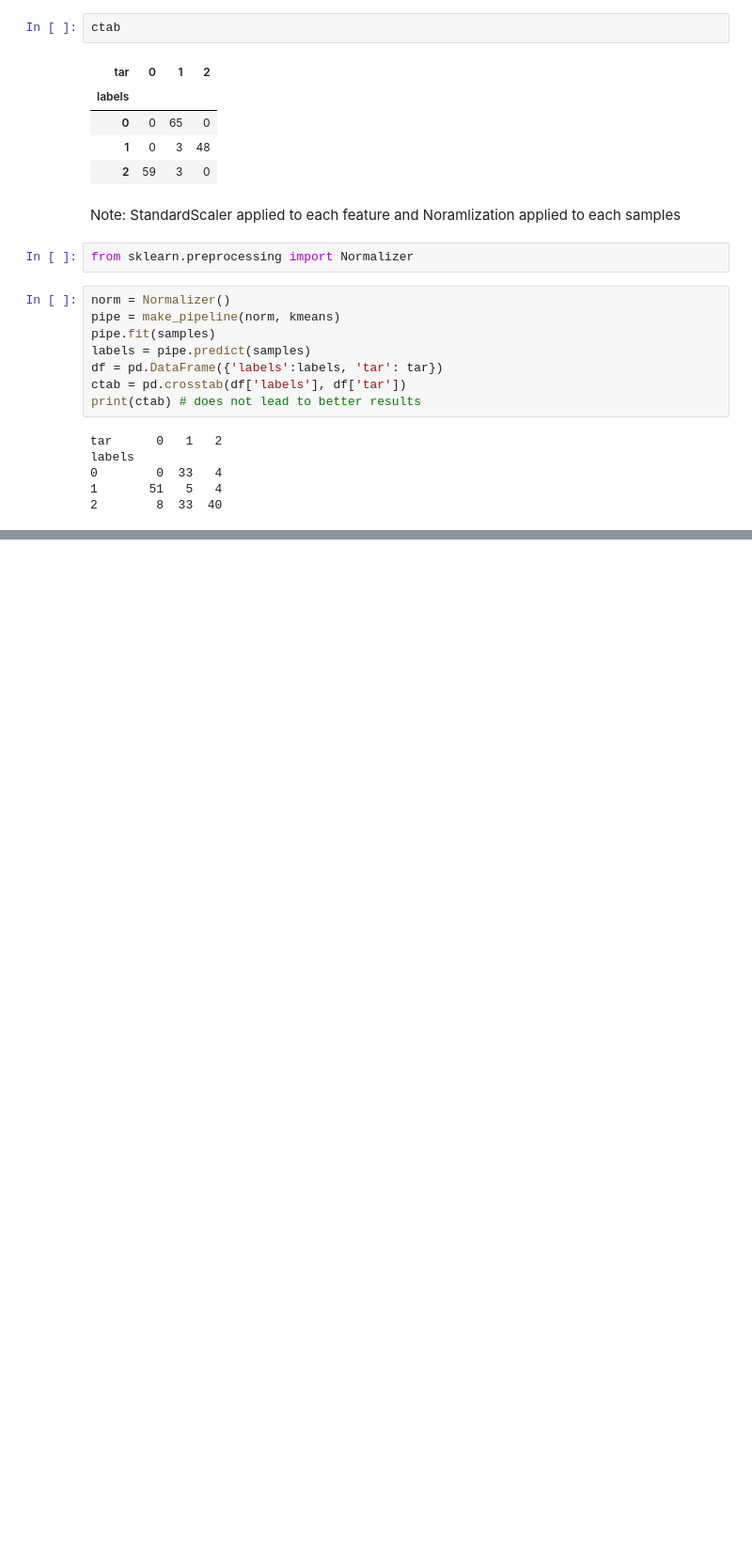
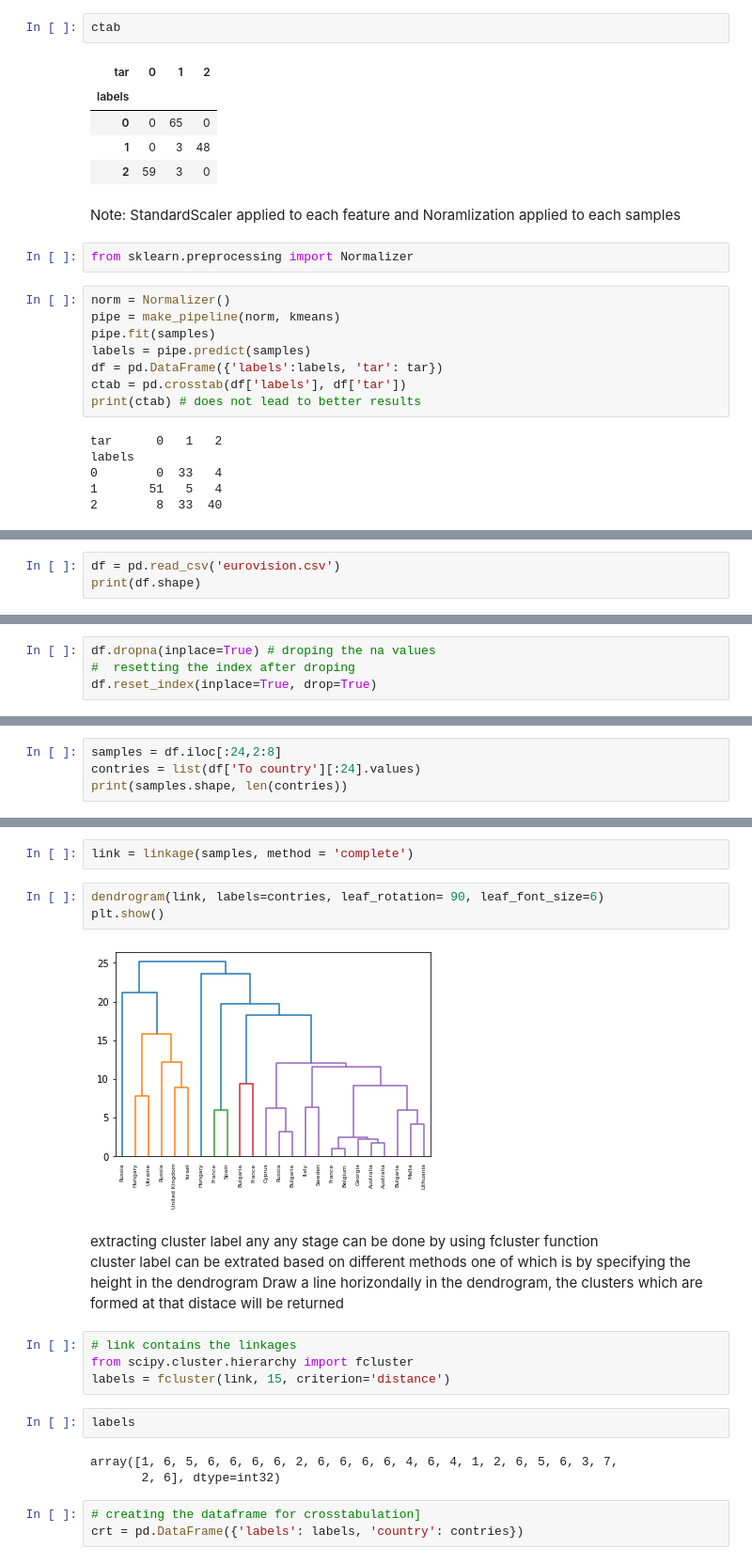
Before and after one commit to AkhilVinayakp/machine_Learning_Algorithms_python, a Jupyter notebook: ml_camp/unsuper.ipynb, the cells around one changed output, grey strips where cells are left out. Shown at 94% size. Drawn from its saved outputs; the diff is of its cells as text; blank space fills up the shorter version.

Commit message:
creating dendrograms

```diff
--- a/ml_camp/unsuper.ipynb
+++ b/ml_camp/unsuper.ipynb
@@ -183,0 +200,3 @@ labels
+# %%
+df = pd.read_csv('eurovision.csv')
+print(df.shape)
@@ -183,0 +221,4 @@ labels
+# %%
+df.dropna(inplace=True) # droping the na values
+#  resetting the index after droping
+df.reset_index(inplace=True, drop=True)
@@ -183,0 +241,4 @@ labels
+# %%
+samples = df.iloc[:24,2:8]
+contries = list(df['To country'][:24].values)
+print(samples.shape, len(contries))
@@ -183,0 +267,23 @@ labels
+# %%
+link = linkage(samples, method = 'complete')
+# %%
+dendrogram(link, labels=contries, leaf_rotation= 90, leaf_font_size=6)
+plt.show()
+# %% [output]
+[figure, added]
+# %% [markdown]
+ extracting cluster label any any stage can be done by using fcluster function<br>
+    cluster label can be extrated based on different methods one of which is by specifying the height in the dendrogram
+    Draw a line horizondally in the dendrogram, the clusters which are formed at that distace will be returned
+# %%
+# link contains the linkages
+from scipy.cluster.hierarchy import fcluster
+labels = fcluster(link, 15, criterion='distance')
+# %%
+labels
+# %% [output]
+array([1, 6, 5, 6, 6, 6, 6, 2, 6, 6, 6, 6, 4, 6, 4, 1, 2, 6, 5, 6, 3, 7,
+       2, 6], dtype=int32)
+# %%
+# creating the dataframe for crosstabulation]
+crt = pd.DataFrame({'labels': labels, 'country': contries})
```
Also changed, not shown: parts of 10 cells of this notebook, 3 other files.
